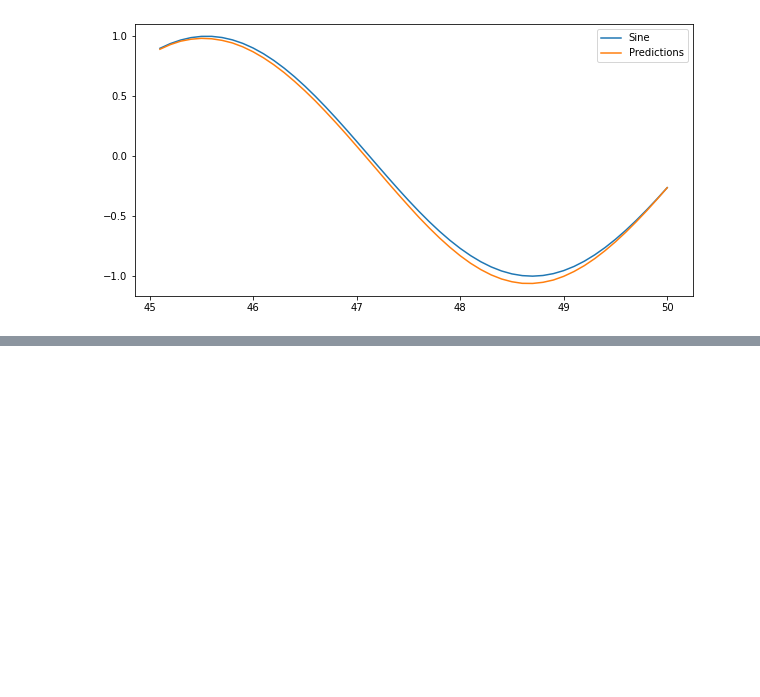
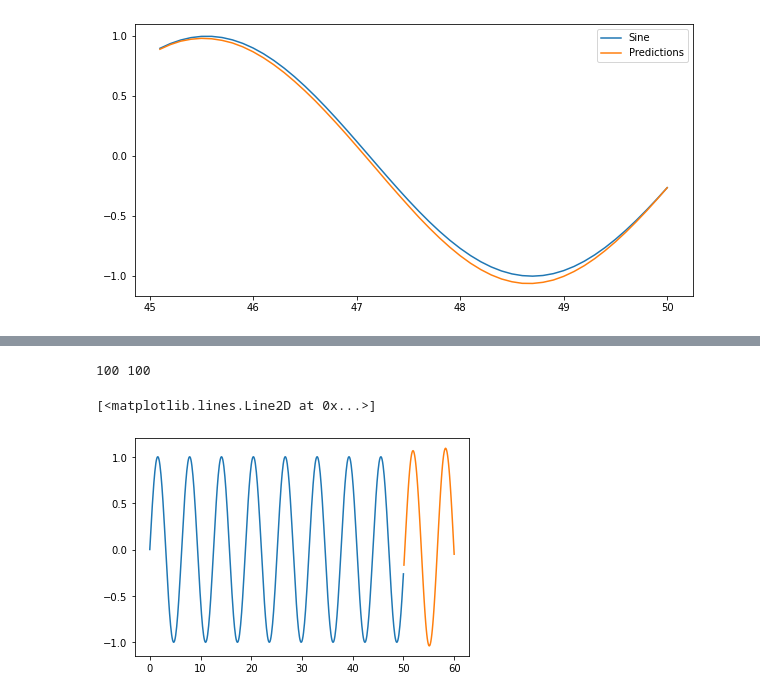
Before and after one commit to mxagar/data_science_python_tools, a Jupyter notebook: 19_NeuralNetworks_Keras/19_07_Keras_RNN/19_07_1_RNN_Intro.ipynb, the cells around one changed output, grey strips where cells are left out. Cells and saved outputs as stored; diff of their text form; code cells hidden in the pictures; blank space fills up the shorter version.

```diff
--- a/19_NeuralNetworks_Keras/19_07_Keras_RNN/19_07_1_RNN_Intro.ipynb
+++ b/19_NeuralNetworks_Keras/19_07_Keras_RNN/19_07_1_RNN_Intro.ipynb
@@ -437,0 +594,5 @@ test.plot(figsize=(10,5))
+# %%
+# We train it, this time without early stopping;
+# instead we train the number of epochs before the early stop before
+model.fit_generator(generator,
+                    epochs=4)
@@ -437,0 +609,28 @@ test.plot(figsize=(10,5))
+# %%
+# After training, we forecast into the future the range we want
+forecast = []
+steps_into_future = 100
+current_batch = scaled_full_data[-length:].reshape((1,length,n_features))
+for i in range(steps_into_future):
+    predicted = model.predict(current_batch)[0]
+    forecast.append(predicted)
+    current_batch = np.append(current_batch[:,1:,:],[[predicted]],axis=1)
+# %%
+# We inverse the scaling
+forecast = scaler.inverse_transform(forecast)
+# %%
+# Now we plot it
+# Since we finish at 50.0 with stapsize 0.1 in our full dataset
+# and we have steps_into_future steps, we start at 50.1 until 50.1+steps_into_future*0.1
+forecast_index = np.arange(50.1,50.1+steps_into_future*0.1,step=0.1)
+# %%
+# Check lengths
+print(len(forecast),len(forecast_index))
+# %% [output]
+100 100
+# %%
+plt.plot(df.index,df['Sine'])
+plt.plot(forecast_index,forecast)
+# %% [output]
+[<matplotlib.lines.Line2D at 0x...>]
+[figure, added]
```
Also changed, not shown: parts of 26 cells of this notebook, 1 other file.
